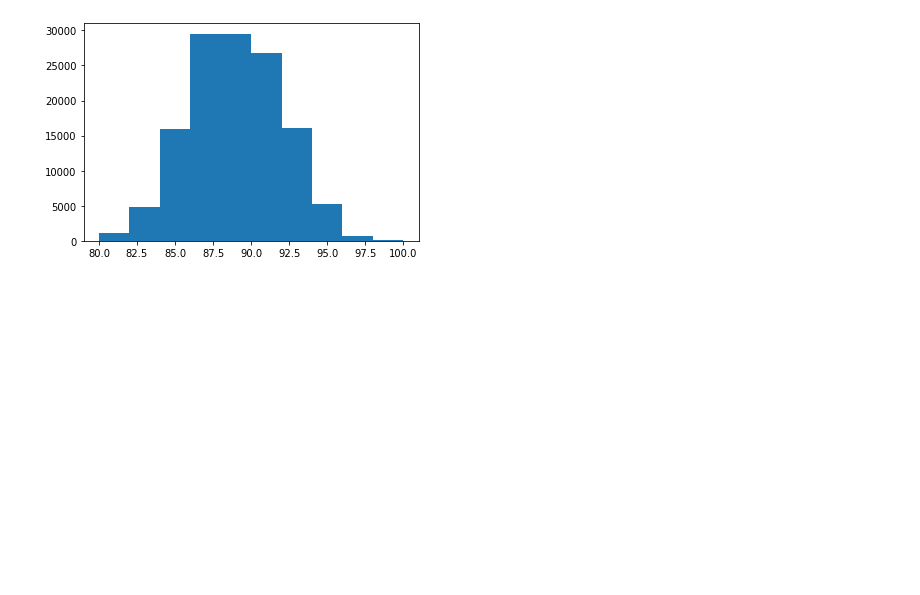
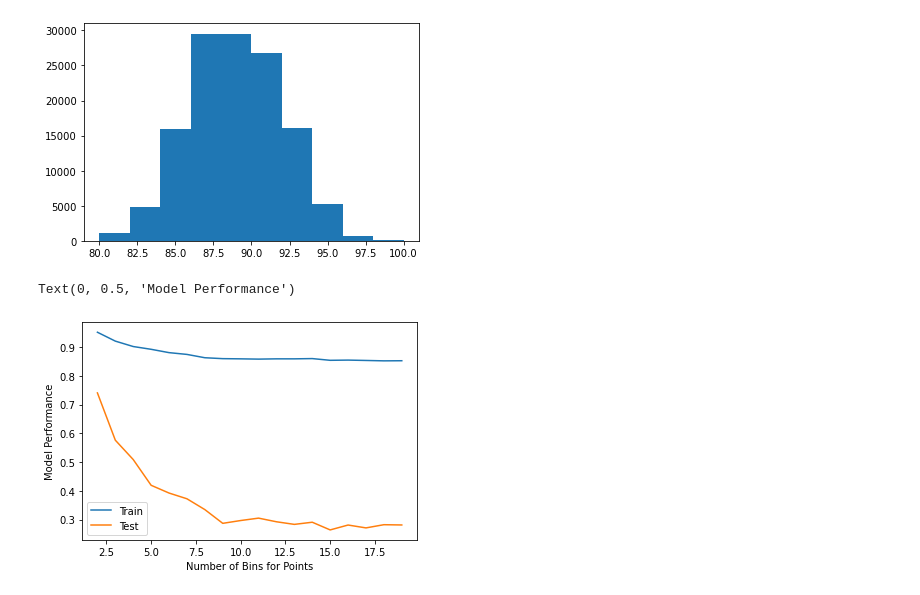
Before and after one commit to awadell1/MLOnAGooseberryBush, a Jupyter notebook: src/SampleNotebook.ipynb, the cells around one changed output. Saved outputs shown, nothing was run; the diff lists cells and outputs as text; code cells hidden in the pictures; blank space fills up the shorter version.

Commit message:
Try classification via RandomForest (80%)

```diff
--- a/src/SampleNotebook.ipynb
+++ b/src/SampleNotebook.ipynb
@@ -21,3 +21,57 @@ for title in wine_reviews.title:
         year.append(None)
 
 wine_reviews.insert(wine_reviews.shape[1], value=year, column="year")
+# %%
+# Drop incomplete data
+wine_reviews.dropna(axis=0, inplace=True)
+# %%
+# Mark Catergorical Fields as such
+catergorical_field = [
+    "designation",
+    "province",
+    "region_1",
+    "region_2",
+    "taster_name",
+    "variety",
+    "winery",
+    "country",
+]
+for field in catergorical_field:
+    wine_reviews[field] = wine_reviews[field].astype('category')
+# %%
+from sklearn.ensemble import RandomForestClassifier
+from sklearn.model_selection import train_test_split
+from matplotlib import pyplot
+
+# Train on Catergorical data only
+feature = pandas.concat([wine_reviews[field].cat.codes for field in catergorical_field], axis=1)
+feature.columns = catergorical_field
+
+# Build forest
+model = RandomForestClassifier()
+
+# Record score
+train_score = []
+test_score = []
+nbin_list = range(2, 20)
+for nbins in nbin_list:
+    # Bin Scores into 5 bins
+    labels = pandas.qcut(wine_reviews["points"], nbins, duplicates='drop').cat.codes
+
+    # Split into Test/Train Sets
+    trainX, testX, trainY, testY = train_test_split(feature, labels, test_size=0.2)
+
+    # Train Model
+    model.fit(trainX, trainY)
+    train_score.append(model.score(trainX, trainY))
+    test_score.append(model.score(testX, testY))
+
+# Create Plot
+pyplot.plot(nbin_list, train_score, label="Train")
+pyplot.plot(nbin_list, test_score, label="Test")
+pyplot.legend()
+pyplot.xlabel("Number of Bins for Points")
+pyplot.ylabel("Model Performance")
+# %% [output]
+Text(0, 0.5, 'Model Performance')
+[figure, added]
```
Also changed, not shown: parts of 1 cell of this notebook.
